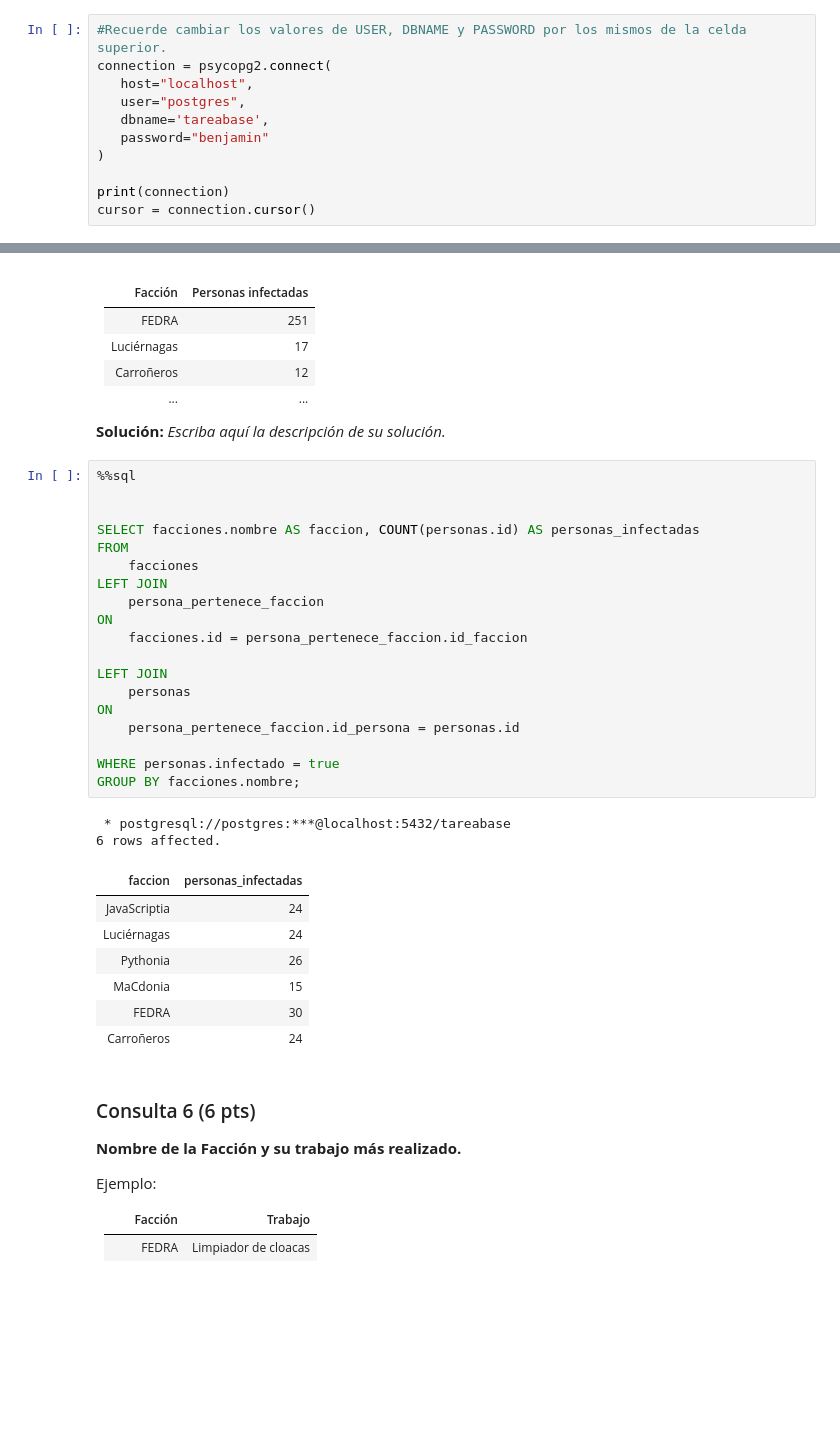
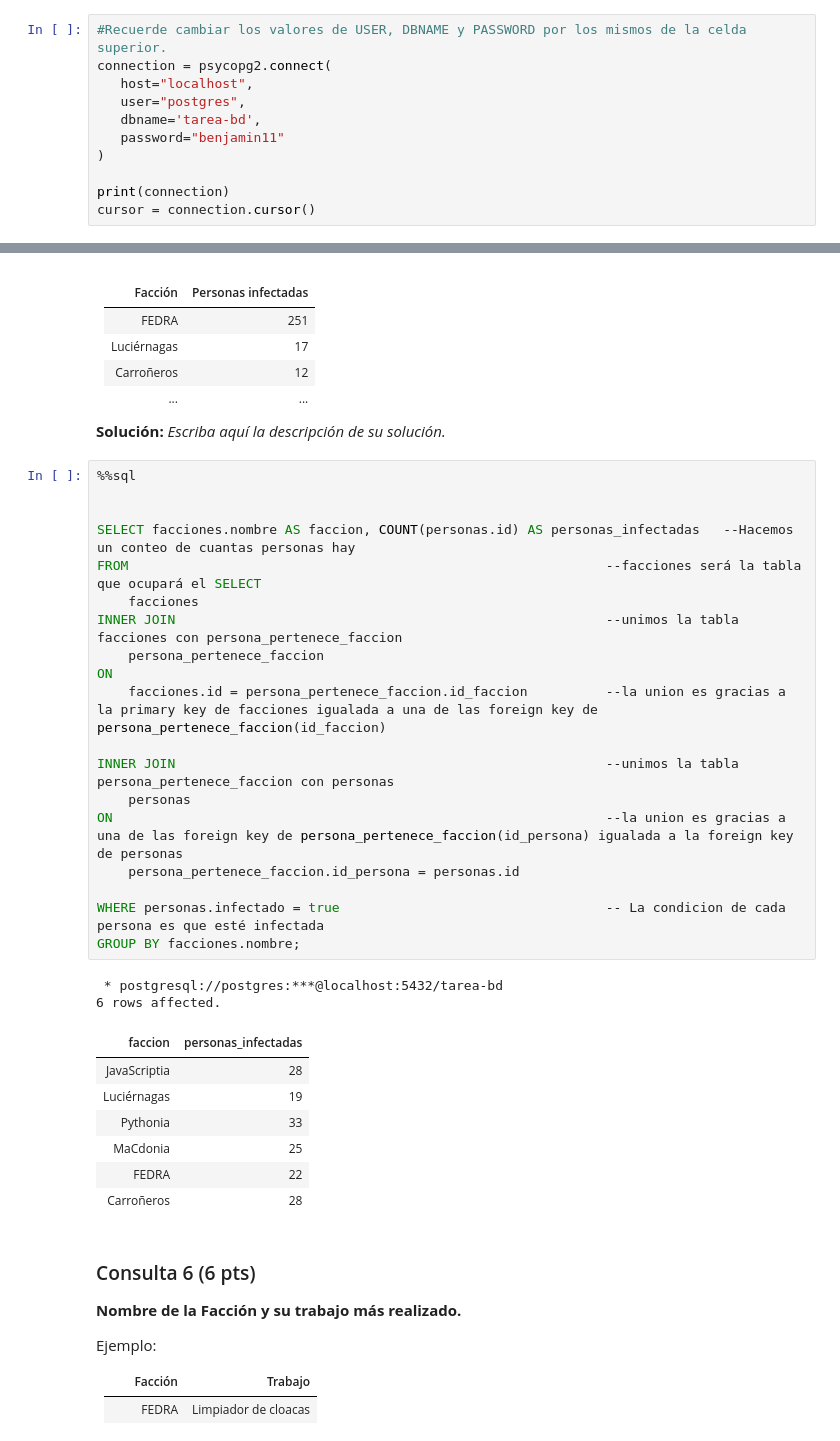
Before and after one commit to blindjamin/Tareas-Bases-de-Datos-Grupo, a Jupyter notebook: Tarea_1_BD_2023_1.ipynb, the cells around one changed output, grey strips where cells are left out. Cells and saved outputs as stored; diff of their text form; blank space fills up the shorter version.

```diff
--- a/Tarea_1_BD_2023_1.ipynb
+++ b/Tarea_1_BD_2023_1.ipynb
@@ -72,8 +80,8 @@ Para conectarse de forma declarativa a la Base de Datos, utilice el siguiente c
 connection = psycopg2.connect(
    host="localhost",
    user="postgres",
-   dbname='tareabase',
-   password="benjamin"
+   dbname='tarea-bd',
+   password="benjamin11"
 )
 
 print(connection)
@@ -672,32 +634,32 @@ Ejemplo:
 # %%
 %%sql
 
 
-SELECT facciones.nombre AS faccion, COUNT(personas.id) AS personas_infectadas
-FROM
+SELECT facciones.nombre AS faccion, COUNT(personas.id) AS personas_infectadas   --Hacemos un conteo de cuantas personas hay
+FROM                                                             --facciones será la tabla que ocupará el SELECT
     facciones
-LEFT JOIN
+INNER JOIN                                                       --unimos la tabla facciones con persona_pertenece_faccion
     persona_pertenece_faccion
 ON
-    facciones.id = persona_pertenece_faccion.id_faccion
+    facciones.id = persona_pertenece_faccion.id_faccion          --la union es gracias a la primary key de facciones igualada a una de las foreign key de persona_pertenece_faccion(id_faccion)
 
-LEFT JOIN
+INNER JOIN                                                       --unimos la tabla persona_pertenece_faccion con personas
     personas
-ON
+ON                                                               --la union es gracias a una de las foreign key de persona_pertenece_faccion(id_persona) igualada a la foreign key de personas
     persona_pertenece_faccion.id_persona = personas.id
 
-WHERE personas.infectado = true
+WHERE personas.infectado = true                                  -- La condicion de cada persona es que esté infectada
 GROUP BY facciones.nombre;
 # %% [output]
- * postgresql://postgres:***@localhost:5432/tareabase
+ * postgresql://postgres:***@localhost:5432/tarea-bd
 6 rows affected.
 | faccion | personas_infectadas |
-| JavaScriptia | 24 |
-| Luciérnagas | 24 |
-| Pythonia | 26 |
-| MaCdonia | 15 |
-| FEDRA | 30 |
-| Carroñeros | 24 |
+| JavaScriptia | 28 |
+| Luciérnagas | 19 |
+| Pythonia | 33 |
+| MaCdonia | 25 |
+| FEDRA | 22 |
+| Carroñeros | 28 |
 # %% [markdown]
 ### Consulta 6 (6 pts)
 **Nombre de la Facción y su trabajo más realizado.**
```
Also changed, not shown: parts of 14 cells of this notebook.
